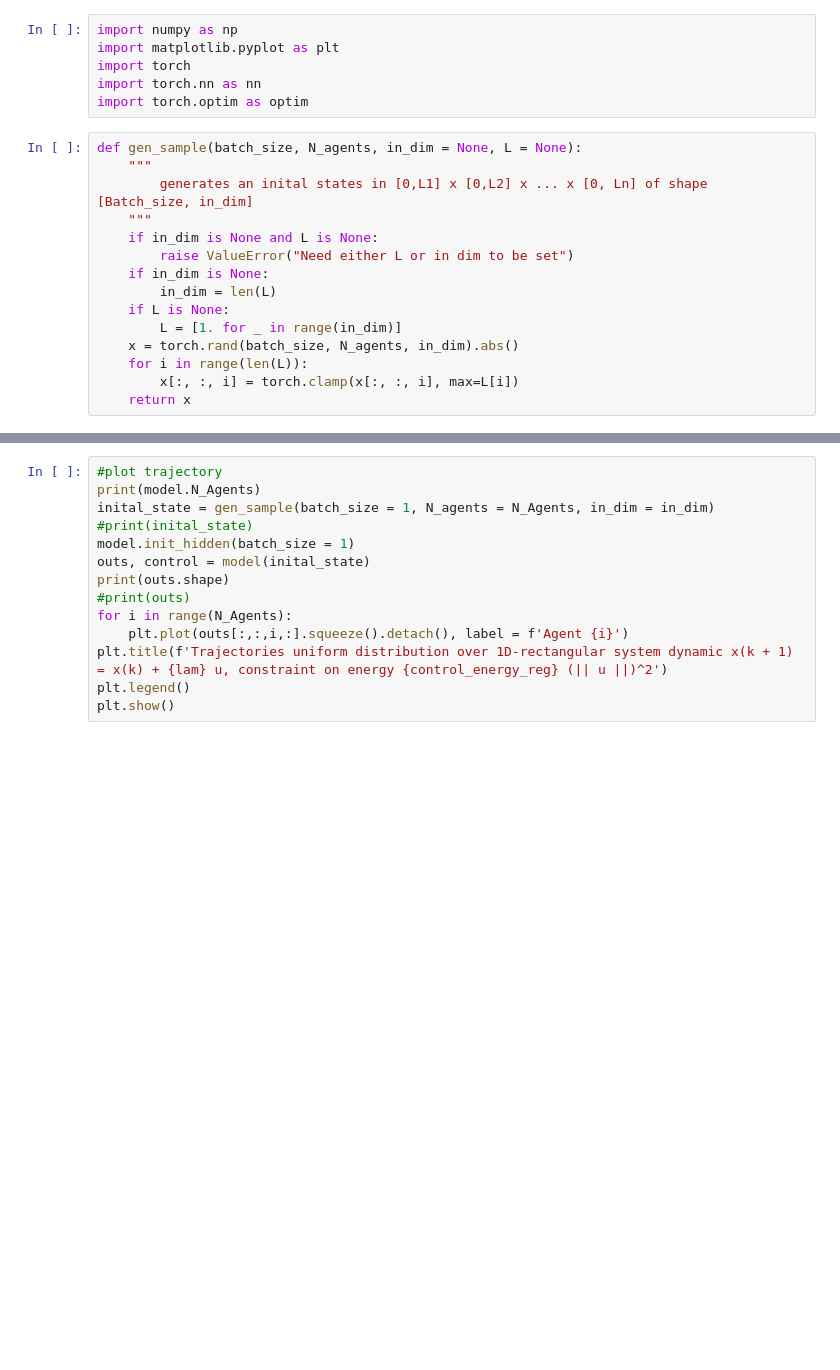
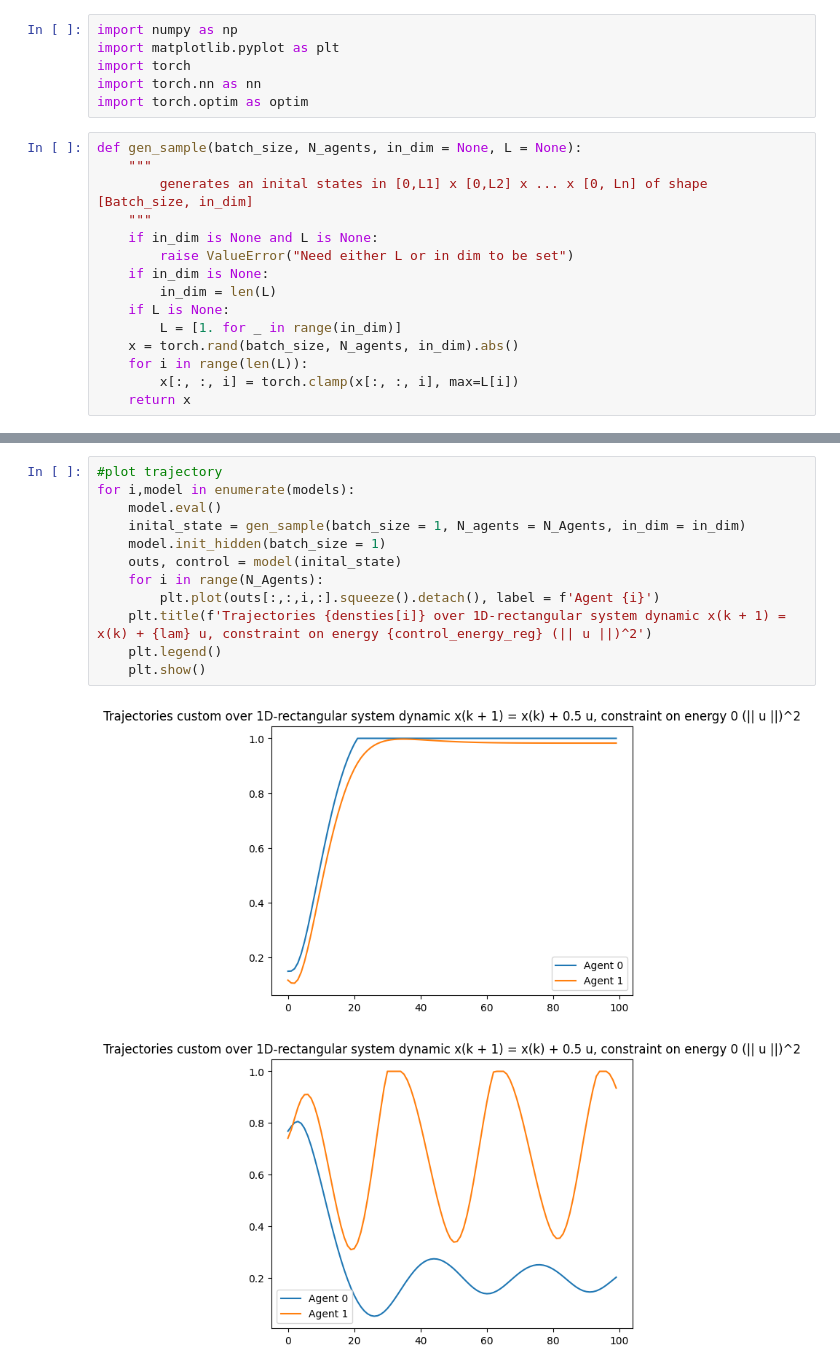
Before and after one commit to Justus-ui/Recursive_kan, a Jupyter notebook: train.ipynb, the cells around one changed output, grey strips where cells are left out. Drawn from its saved outputs; the diff is of its cells as text; blank space fills up the shorter version.

```diff
--- a/train.ipynb
+++ b/train.ipynb
@@ -75,14 +107,15 @@ print("Training Complete!")
 # %%
 #plot trajectory
-print(model.N_Agents)
-inital_state = gen_sample(batch_size = 1, N_agents = N_Agents, in_dim = in_dim)
-#print(inital_state)
-model.init_hidden(batch_size = 1)
-outs, control = model(inital_state)
-print(outs.shape)
-#print(outs)
-for i in range(N_Agents):
-    plt.plot(outs[:,:,i,:].squeeze().detach(), label = f'Agent {i}')
-plt.title(f'Trajectories uniform distribution over 1D-rectangular system dynamic x(k + 1) = x(k) + {lam} u, constraint on energy {control_energy_reg} (|| u ||)^2')
-plt.legend()
-plt.show()
+for i,model in enumerate(models):
+    model.eval()
+    inital_state = gen_sample(batch_size = 1, N_agents = N_Agents, in_dim = in_dim)
+    model.init_hidden(batch_size = 1)
+    outs, control = model(inital_state)
+    for i in range(N_Agents):
+        plt.plot(outs[:,:,i,:].squeeze().detach(), label = f'Agent {i}')
+    plt.title(f'Trajectories {densties[i]} over 1D-rectangular system dynamic x(k + 1) = x(k) + {lam} u, constraint on energy {control_energy_reg} (|| u ||)^2')
+    plt.legend()
+    plt.show()
+# %% [output]
+[figure, added]
+[figure, added]
```
Also changed, not shown: parts of 5 cells of this notebook, 4 other files.
